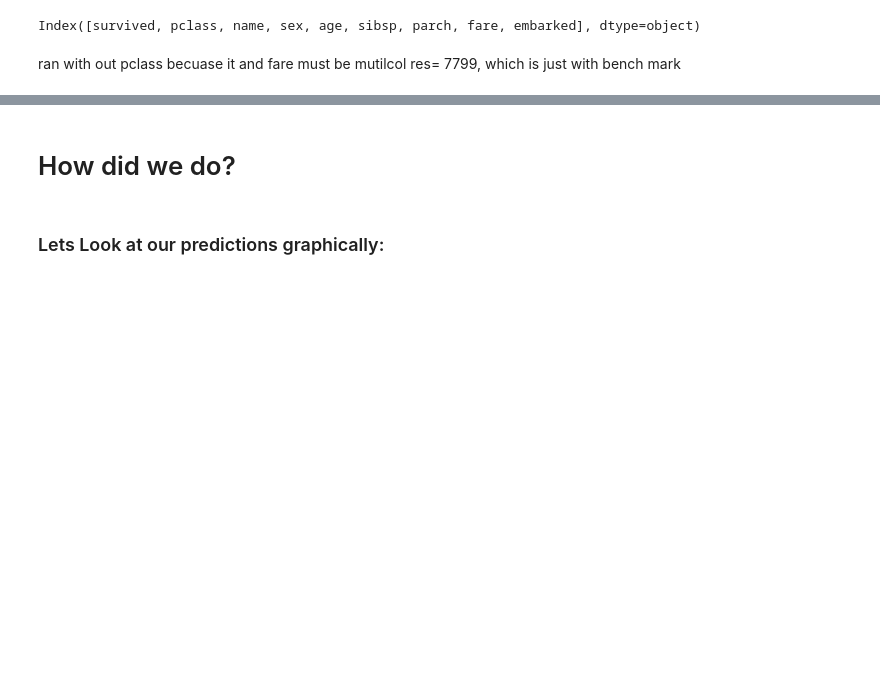
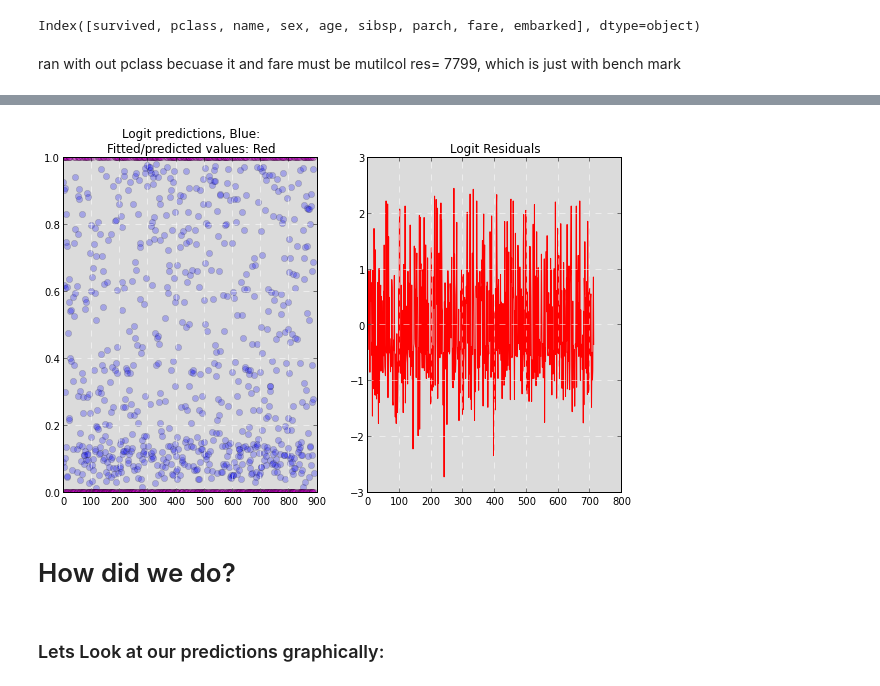
Before and after one commit to agconti/kaggle-titanic, a Jupyter notebook: Titanic.ipynb, the cells around one changed output, grey strips where cells are left out. Drawn from its saved outputs; the diff is of its cells as text; code cells hidden in the pictures; blank space fills up the shorter version.

```diff
--- a/Titanic.ipynb
+++ b/Titanic.ipynb
@@ -271,6 +275,21 @@ Logit Regression Results
 | C(embarked)[T.S] | -0.4254 | 0.271 | -1.572 | 0.116 | -0.956 0.105 |
 | age | -0.0436 | 0.008 | -5.264 | 0.000 | -0.060 -0.027 |
 | sibsp | -0.3697 | 0.123 | -3.004 | 0.003 | -0.611 -0.129 |
+# %%
+# Plot Predictions Vs Actual
+plt.figure(figsize(10,6));
+plt.subplot(121, axisbg="#DBDBDB")
+ypred = res.predict(x)
+pl.plot(x.index, ypred, 'bo', x.index, y, 'mo', alpha=.25);
+plt.grid(color='white', linestyle='dashed')
+plt.title('Logit predictions, Blue: \nFitted/predicted values: Red');
+# Residuals
+plt.subplot(122, axisbg="#DBDBDB")
+plt.plot(res.resid, 'r-')
+plt.grid(color='white', linestyle='dashed')
+plt.title('Logit Residuals');
+# %% [output]
+[figure, added]
 # %% [markdown]
 # How did we do?
 # %% [markdown]
```
Also changed, not shown: parts of 22 cells of this notebook.
